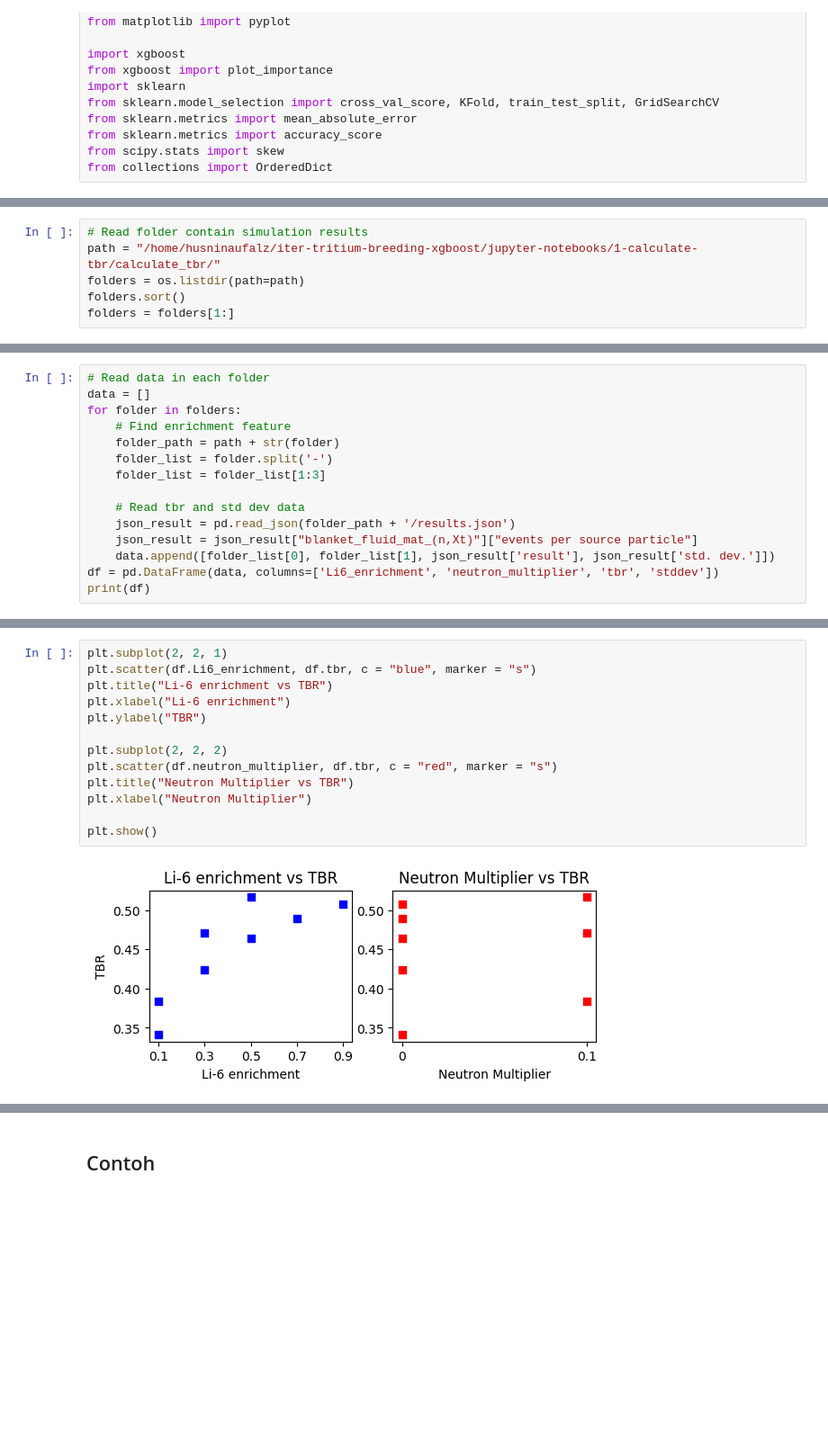
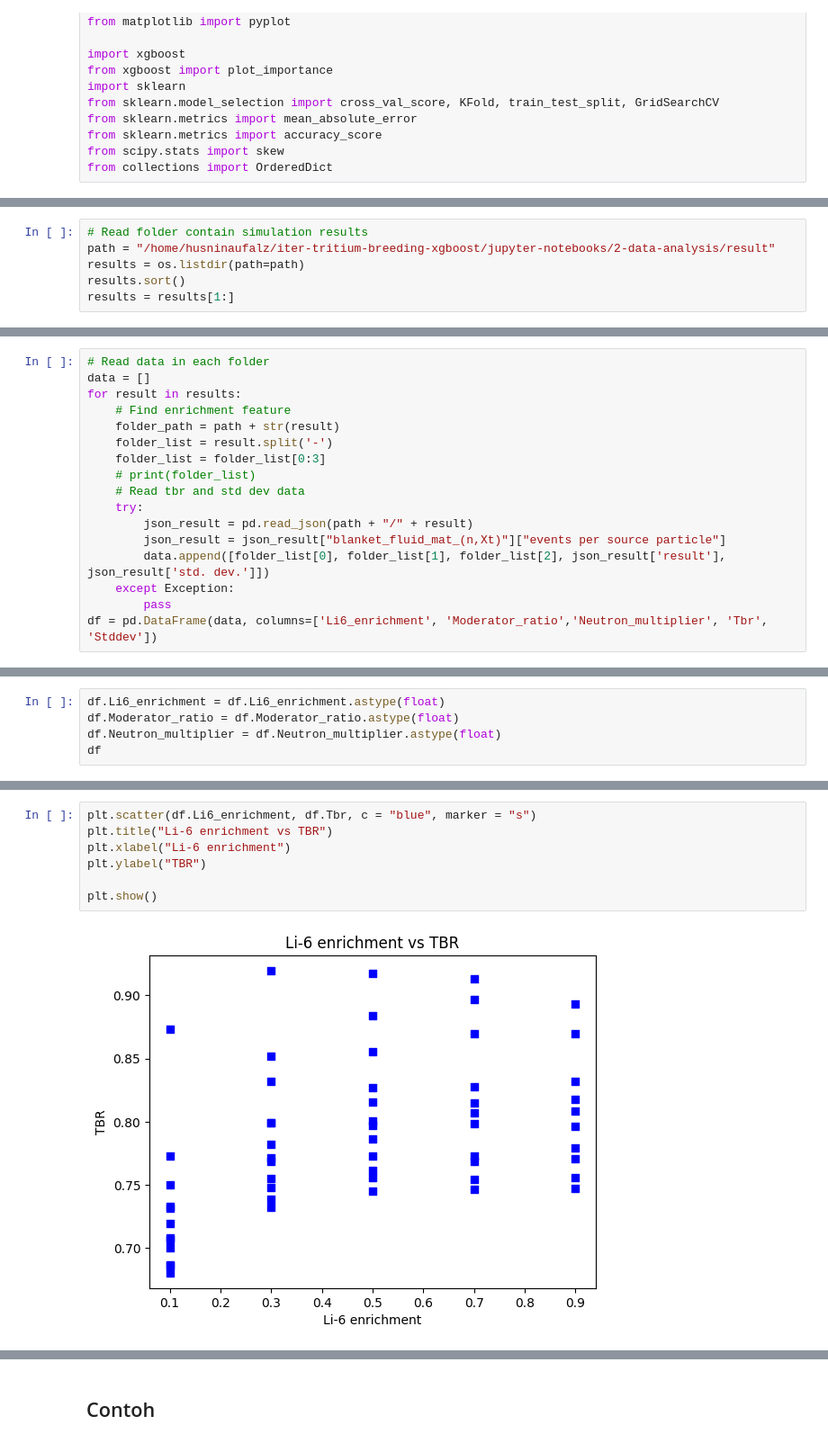
Before and after one commit to husni-zuhdi/husni-undergrad-thesis, a Jupyter notebook: jupyter-notebooks/2-data-analysis/2_Data_Analysis.ipynb, the cells around one changed output, grey strips where cells are left out. Shown: that part at 90% size. Drawn from its saved outputs; the diff is of its cells as text; blank space fills up the shorter version.

Commit message:
Build xgboost model first version

```diff
--- a/jupyter-notebooks/2-data-analysis/2_Data_Analysis.ipynb
+++ b/jupyter-notebooks/2-data-analysis/2_Data_Analysis.ipynb
@@ -28,6 +66,6 @@ from collections import OrderedDict
 # %%
 # Read folder contain simulation results
-path = "/home/husninaufalz/iter-tritium-breeding-xgboost/jupyter-notebooks/1-calculate-tbr/calculate_tbr/"
-folders = os.listdir(path=path)
-folders.sort()
-folders = folders[1:]
+path = "/home/husninaufalz/iter-tritium-breeding-xgboost/jupyter-notebooks/2-data-analysis/result"
+results = os.listdir(path=path)
+results.sort()
+results = results[1:]
@@ -34,15 +76,17 @@ folders = folders[1:]
 # %%
 # Read data in each folder
 data = []
-for folder in folders:
+for result in results:
     # Find enrichment feature
-    folder_path = path + str(folder)
-    folder_list = folder.split('-')
-    folder_list = folder_list[1:3]
-
+    folder_path = path + str(result)
+    folder_list = result.split('-')
+    folder_list = folder_list[0:3]
+    # print(folder_list)
     # Read tbr and std dev data
-    json_result = pd.read_json(folder_path + '/results.json')
-    json_result = json_result["blanket_fluid_mat_(n,Xt)"]["events per source particle"]
-    data.append([folder_list[0], folder_list[1], json_result['result'], json_result['std. dev.']])
-df = pd.DataFrame(data, columns=['Li6_enrichment', 'neutron_multiplier', 'tbr', 'stddev'])
-print(df)
+    try:
+        json_result = pd.read_json(path + "/" + result)
+        json_result = json_result["blanket_fluid_mat_(n,Xt)"]["events per source particle"]
+        data.append([folder_list[0], folder_list[1], folder_list[2], json_result['result'], json_result['std. dev.']])
+    except Exception:
+        pass
+df = pd.DataFrame(data, columns=['Li6_enrichment', 'Moderator_ratio','Neutron_multiplier', 'Tbr', 'Stddev'])
@@ -58,0 +93,5 @@ print(df)
+# %%
+df.Li6_enrichment = df.Li6_enrichment.astype(float)
+df.Moderator_ratio = df.Moderator_ratio.astype(float)
+df.Neutron_multiplier = df.Neutron_multiplier.astype(float)
+df
@@ -59,15 +116,9 @@ print(df)
 # %%
-plt.subplot(2, 2, 1)
-plt.scatter(df.Li6_enrichment, df.tbr, c = "blue", marker = "s")
+plt.scatter(df.Li6_enrichment, df.Tbr, c = "blue", marker = "s")
 plt.title("Li-6 enrichment vs TBR")
 plt.xlabel("Li-6 enrichment")
 plt.ylabel("TBR")
 
-plt.subplot(2, 2, 2)
-plt.scatter(df.neutron_multiplier, df.tbr, c = "red", marker = "s")
-plt.title("Neutron Multiplier vs TBR")
-plt.xlabel("Neutron Multiplier")
-
 plt.show()
 # %% [output]
-[figure, old version]
+[figure, new version]
```
Also changed, not shown: parts of 14 cells of this notebook, 3 other files.
